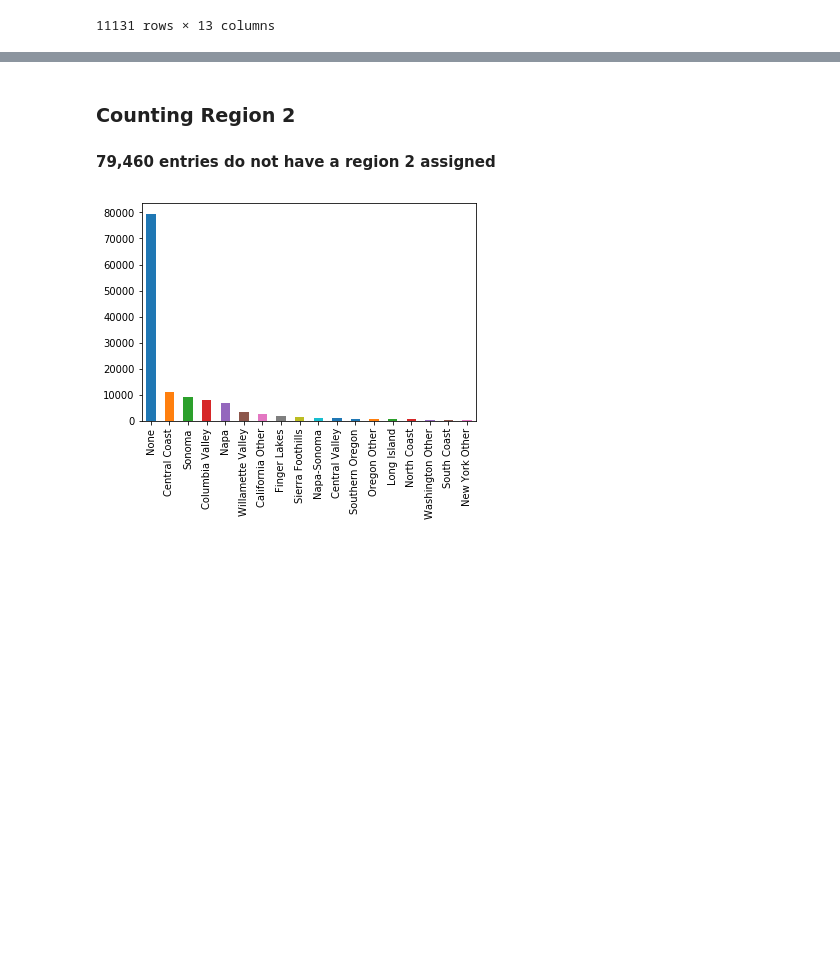
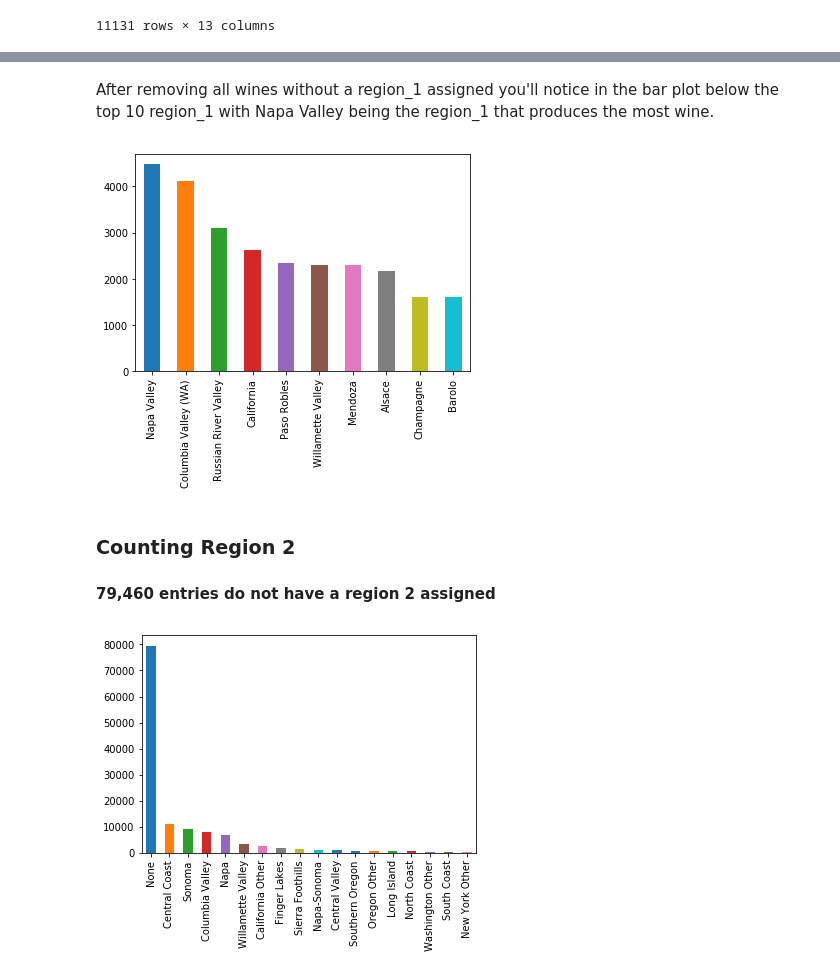
Before and after one commit to evanrosa/wine-ML-capstone-2018, a Jupyter notebook: 02-EDA.ipynb, the cells around one changed output, grey strips where cells are left out. Cells and saved outputs as stored; diff of their text form; code cells hidden in the pictures; blank space fills up the shorter version.

```diff
--- a/02-EDA.ipynb
+++ b/02-EDA.ipynb
@@ -182,3 +170,9 @@ Name: region_1, Length: 1230, dtype: int64
+# %% [markdown]
+After removing all wines without a region_1 assigned you'll notice in the bar plot below the top 10 region_1 with Napa Valley being the region_1 that produces the most wine.
+# %%
+wine.loc[wine['region_1'] != 'None', :].region_1.value_counts().head(10).plot(kind='bar');
+# %% [output]
+[figure, added]
 # %% [markdown]
 ### Counting Region 2
 
```
Also changed, not shown: parts of 24 cells of this notebook.
